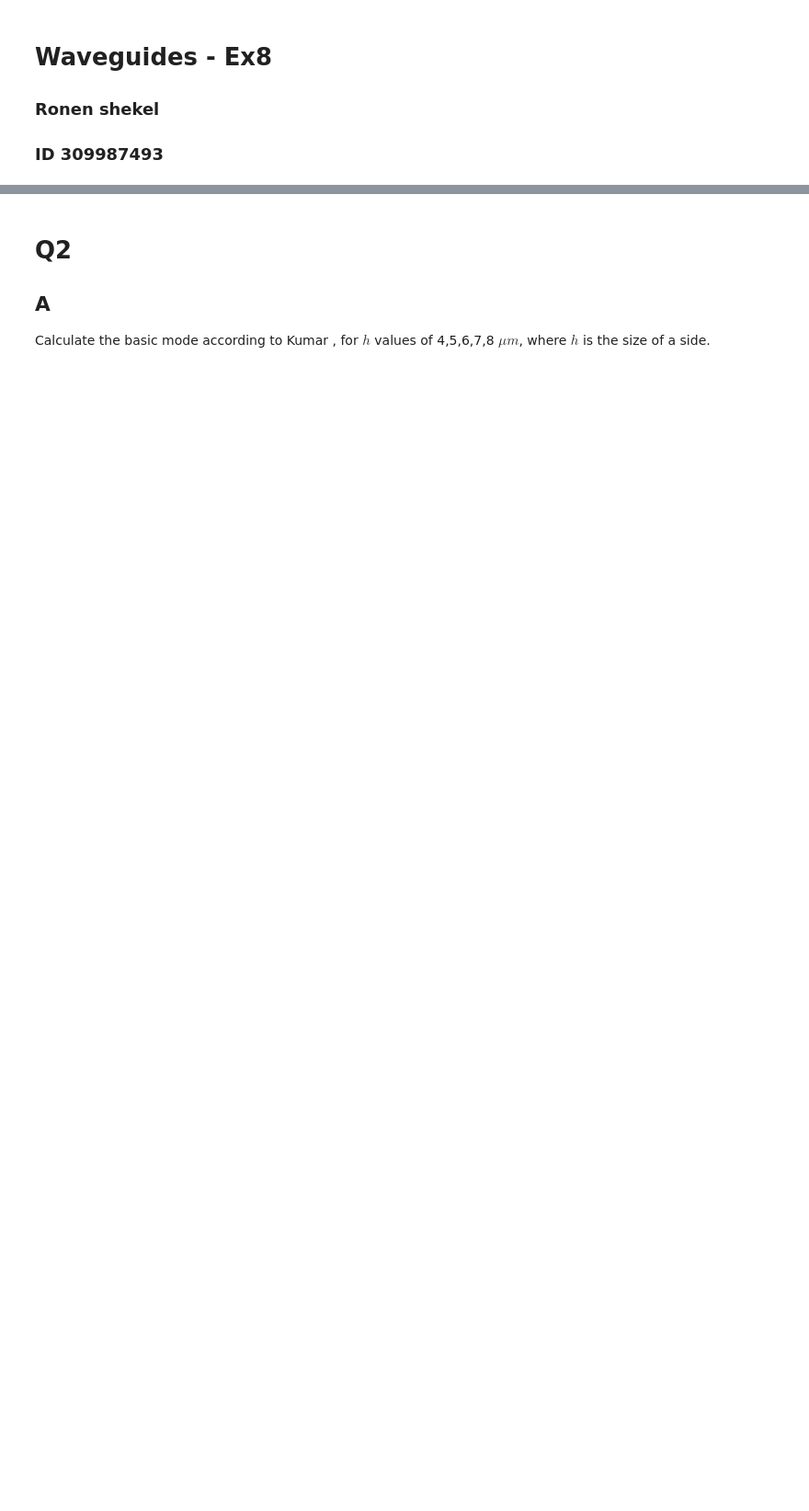
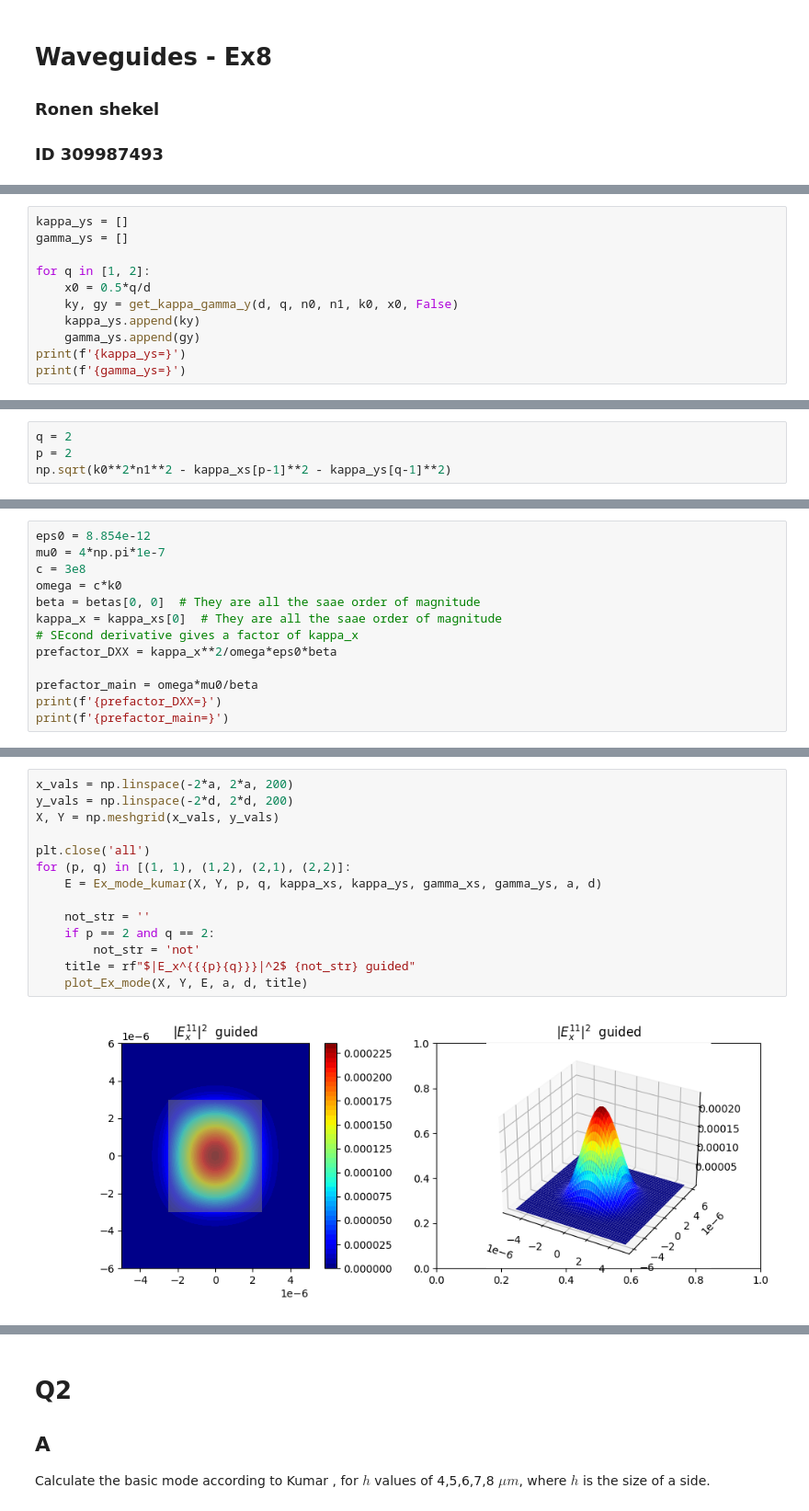
Before and after one commit to rubiaek/waveguides_excs, a Jupyter notebook: sol8.ipynb, the cells around one changed output, grey strips where cells are left out. Shown at 92% size. Saved outputs shown, nothing was run; the diff lists cells and outputs as text; blank space fills up the shorter version.

```diff
--- a/sol8.ipynb
+++ b/sol8.ipynb
@@ -58,0 +78,11 @@ Draw the spatial distribution according to Kumar, together with the area of actu
+# %%
+kappa_ys = []
+gamma_ys = []
+
+for q in [1, 2]:
+    x0 = 0.5*q/d
+    ky, gy = get_kappa_gamma_y(d, q, n0, n1, k0, x0, False)
+    kappa_ys.append(ky)
+    gamma_ys.append(gy)
+print(f'{kappa_ys=}')
+print(f'{gamma_ys=}')
@@ -58,0 +111,4 @@ Draw the spatial distribution according to Kumar, together with the area of actu
+# %%
+q = 2
+p = 2
+np.sqrt(k0**2*n1**2 - kappa_xs[p-1]**2 - kappa_ys[q-1]**2)
@@ -58,0 +121,13 @@ Draw the spatial distribution according to Kumar, together with the area of actu
+# %%
+eps0 = 8.854e-12
+mu0 = 4*np.pi*1e-7
+c = 3e8
+omega = c*k0
+beta = betas[0, 0]  # They are all the saae order of magnitude
+kappa_x = kappa_xs[0]  # They are all the saae order of magnitude
+# SEcond derivative gives a factor of kappa_x
+prefactor_DXX = kappa_x**2/omega*eps0*beta
+
+prefactor_main = omega*mu0/beta
+print(f'{prefactor_DXX=}')
+print(f'{prefactor_main=}')
@@ -60,0 +208,16 @@ pass
+# %%
+x_vals = np.linspace(-2*a, 2*a, 200)
+y_vals = np.linspace(-2*d, 2*d, 200)
+X, Y = np.meshgrid(x_vals, y_vals)
+
+plt.close('all')
+for (p, q) in [(1, 1), (1,2), (2,1), (2,2)]:
+    E = Ex_mode_kumar(X, Y, p, q, kappa_xs, kappa_ys, gamma_xs, gamma_ys, a, d)
+
+    not_str = ''
+    if p == 2 and q == 2:
+        not_str = 'not'
+    title = rf"$|E_x^{{{p}{q}}}|^2$ {not_str} guided"
+    plot_Ex_mode(X, Y, E, a, d, title)
+# %% [output]
+[figure, added]
```
Also changed, not shown: parts of 23 cells of this notebook.
